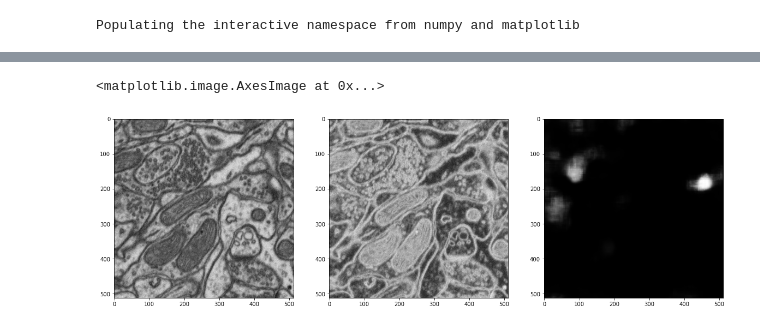
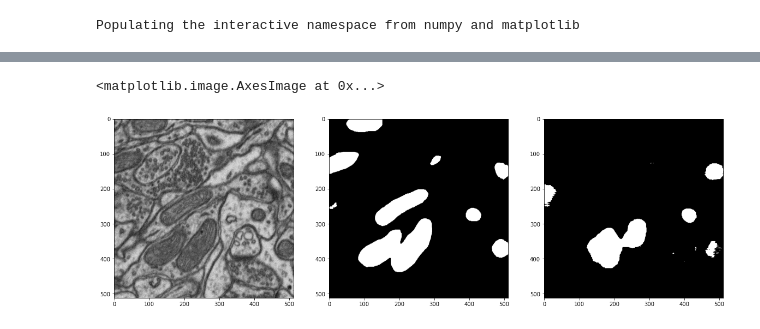
Before and after one commit to jainkhere/neuro, a Jupyter notebook: _EXPERIMENTS/Unet1-luchhi_pp_epoch-693.ipynb, the cells around one changed output, grey strips where cells are left out. Cells and saved outputs as stored; diff of their text form; code cells hidden in the pictures.

Commit message:
update prediction

```diff
--- a/_EXPERIMENTS/Unet1-luchhi_pp_epoch-693.ipynb
+++ b/_EXPERIMENTS/Unet1-luchhi_pp_epoch-693.ipynb
@@ -39,3 +40,6 @@ img1 = os.path.join(img_dir, 'mask0000.png')
+# %%
+img_mask = mh.imread(img2)
+img_mask = img_mask[0:512, 0:512]
 # %%
 img = mh.imread(img1)
 img = img[0:512, 0:512]
@@ -51,6 +56,6 @@ images_subplot[1].imshow(img_inverted, cmap='gray')
 # %%
 # Normalize inverted image
-img_inverted_normalized = img_inverted.astype(float)
+img_inverted_normalized = img.astype(float)
 img_inverted_normalized /= 255
 # %%
 # create copy of normalized image
@@ -89,8 +82,13 @@ predicted_img_resized = pred[0,:,:,0]
+# %%
+res = execute_predict(model, img_copy_resized)
+# %%
+res[res>0.5]=1
+res[res<=0.5]=0
 # %%
 f, images_subplot = plt.subplots(1,3, figsize=(20, 20))
 images_subplot[0].imshow(img, cmap='gray')
-images_subplot[1].imshow(img_inverted, cmap='gray')
-images_subplot[2].imshow(predicted_img_resized, cmap='gray')
+images_subplot[1].imshow(img_mask, cmap='gray')
+images_subplot[2].imshow(res[0,:,:,0], cmap='gray')
 # %% [output]
 <matplotlib.image.AxesImage at 0x...>
-[figure, old version]
+[figure, new version]
```
Also changed, not shown: parts of 4 cells of this notebook, 1 other file.
